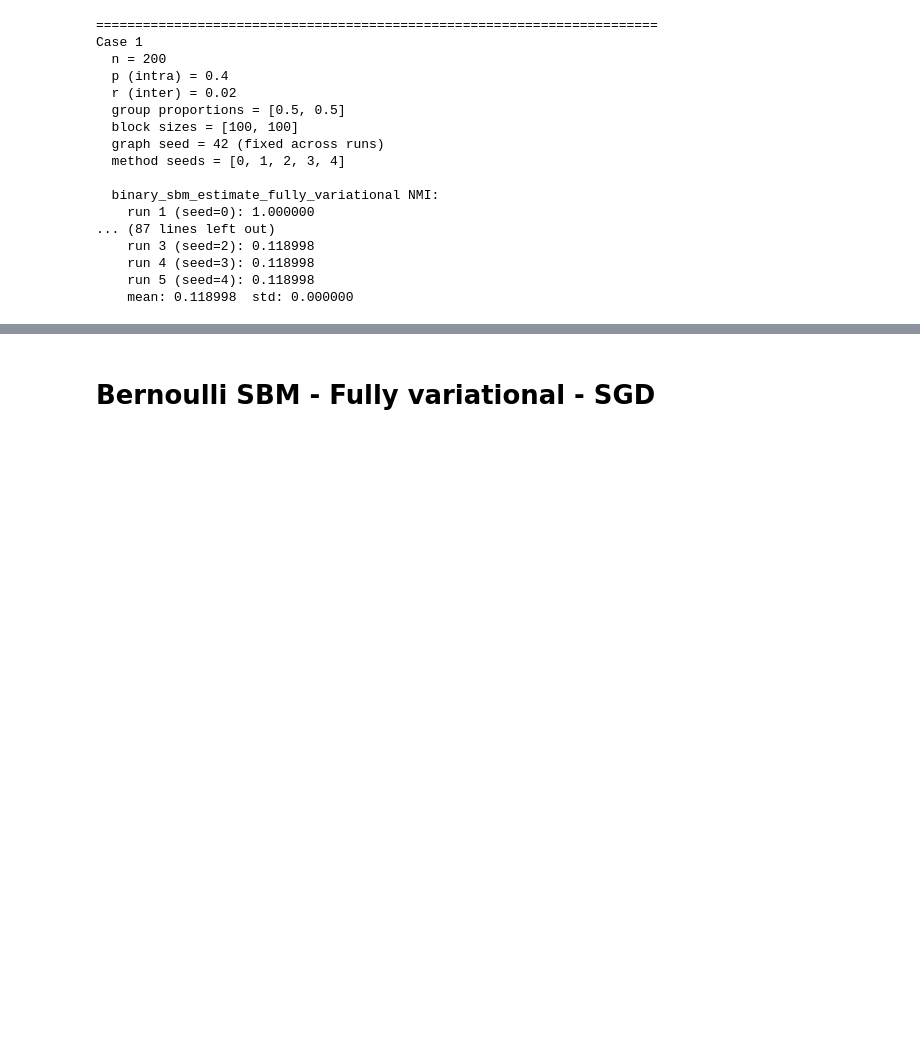
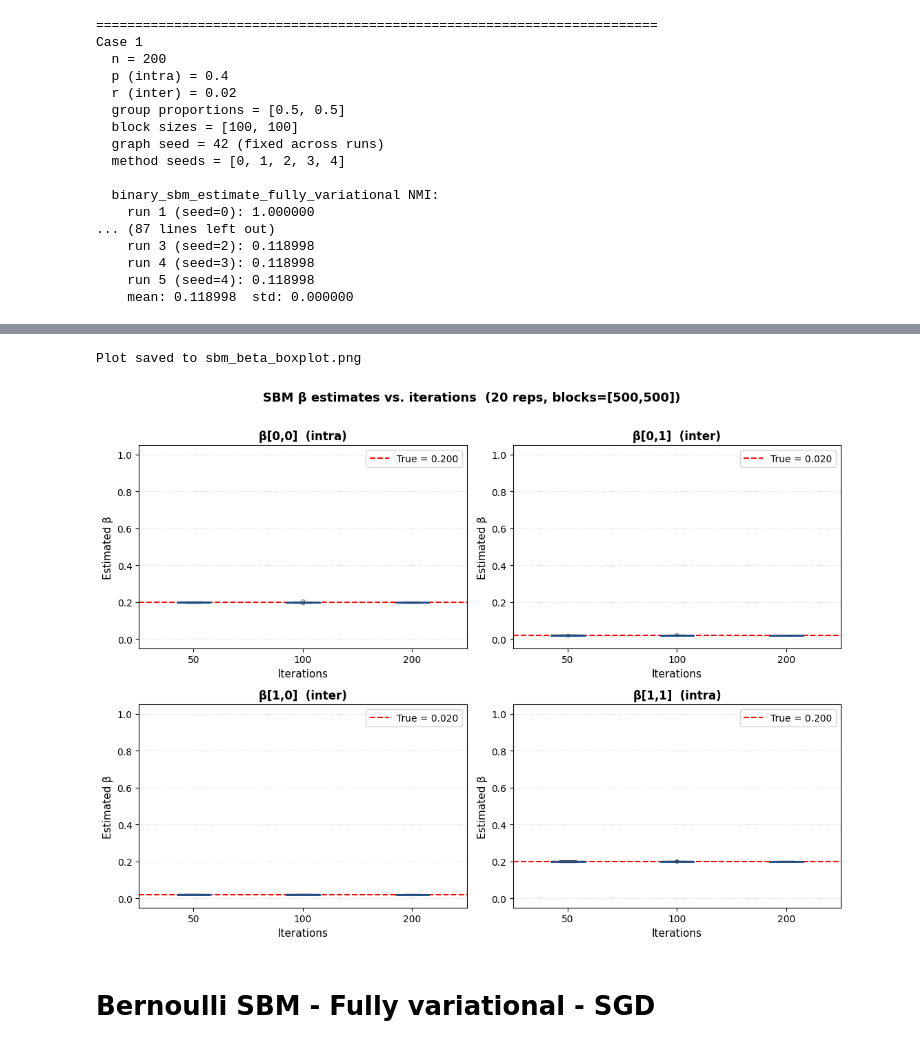
Before and after one commit to hungndo/Privacy_Network_Embeddings, a Jupyter notebook: EM_VI_estimators.ipynb, the cells around one changed output, grey strips where cells are left out. Drawn from its saved outputs; the diff is of its cells as text; code cells hidden in the pictures; blank space fills up the shorter version.

Commit message:
added plots

```diff
--- a/EM_VI_estimators.ipynb
+++ b/EM_VI_estimators.ipynb
@@ -583,7 +584,7 @@ A = nx.to_numpy_array(G)
 
 true_beta = torch.tensor(probs, dtype=torch.float32)  # (K, K)
 gamma_posterior, rho_posterior, beta_posterior_mean = binary_sbm_estimate_fully_variational(
-    torch.tensor(A, dtype=torch.float32), num_blocks, 100, lr=3,
+    torch.tensor(A, dtype=torch.float32), num_blocks, iter=100, lr=3,
     schedule_gamma=0.1, sample_pct=0.1, T_start=80.0, T_end=1.0, gamma_steps=20, beta_steps=5
 )
 
@@ -748,3 +870,46 @@ Case 1
+# %%
+# ── plot ──────────────────────────────────────────────────────────────────────
+
+fig, axes = plt.subplots(2, 2, figsize=(11, 8), sharey=False)
+axes = axes.flatten()
+
+entry_labels = {(0,0): "β[0,0]  (intra)",
+                (0,1): "β[0,1]  (inter)",
+                (1,0): "β[1,0]  (inter)",
+                (1,1): "β[1,1]  (intra)"}
+
+for ax, (r, c) in zip(axes, ENTRIES):
+    data    = [results[it][(r, c)] for it in ITER_VALUES]
+    pos     = list(range(1, len(ITER_VALUES) + 1))
+
+    bp = ax.boxplot(data, positions=pos, patch_artist=True,
+                    boxprops=dict(facecolor="#a8c8f8", alpha=0.8),
+                    medianprops=dict(color="#1a4e8a", linewidth=2),
+                    whiskerprops=dict(color="#555"),
+                    capprops=dict(color="#555"),
+                    flierprops=dict(marker="o", markersize=3, alpha=0.5))
+
+    ax.axhline(TRUE_VALS[(r, c)], color="red", linestyle="--",
+               linewidth=1.5, label=f"True = {TRUE_VALS[(r,c)]:.3f}")
+
+    ax.set_xticks(pos)
+    ax.set_xticklabels(ITER_VALUES)
+    ax.set_xlabel("Iterations", fontsize=11)
+    ax.set_ylabel("Estimated β", fontsize=11)
+    ax.set_title(entry_labels[(r, c)], fontsize=12, fontweight="bold")
+    ax.legend(fontsize=10)
+    ax.grid(axis="y", linestyle=":", alpha=0.5)
+    ax.set_ylim(-0.05, 1.05)
+
+fig.suptitle("SBM β estimates vs. iterations  (20 reps, blocks=[500,500])",
+             fontsize=13, fontweight="bold", y=1.01)
+plt.tight_layout()
+plt.savefig("sbm_beta_boxplot.png", dpi=150, bbox_inches="tight")
+print("\nPlot saved to sbm_beta_boxplot.png")
+plt.show()
+# %% [output]
+Plot saved to sbm_beta_boxplot.png
+[figure, added]
 # %% [markdown]
 # Bernoulli SBM - Fully variational - SGD
 # %%
```
Also changed, not shown: parts of 4 cells of this notebook, 1 other file.
